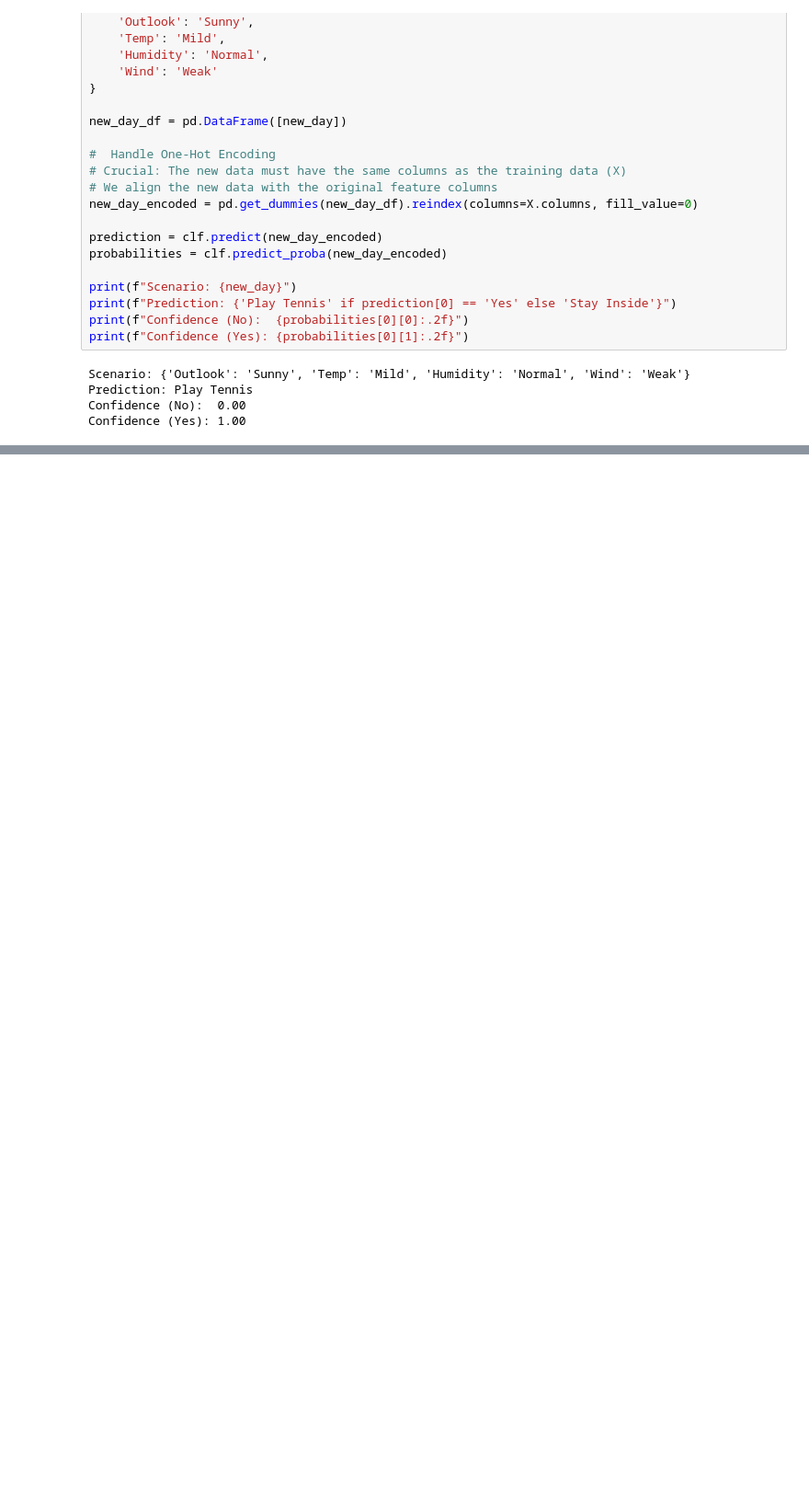
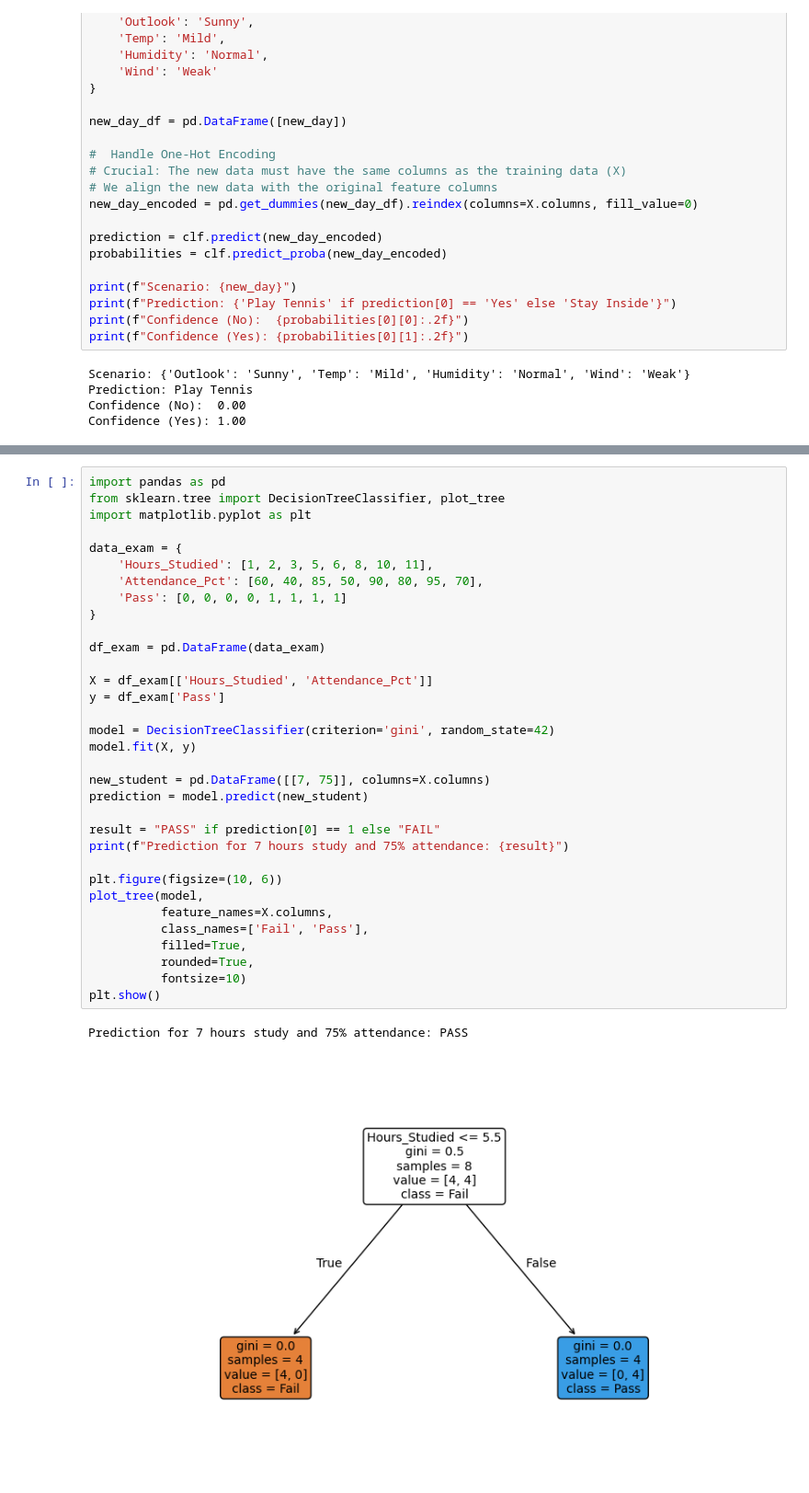
Before and after one commit to tekraj/kdd-and-data-science, a Jupyter notebook: labs/week3/bayes-decisiontree-classifier.ipynb, the cells around one changed output, grey strips where cells are left out. Shown at 92% size. Saved outputs shown, nothing was run; the diff lists cells and outputs as text; blank space fills up the shorter version.

```diff
--- a/labs/week3/bayes-decisiontree-classifier.ipynb
+++ b/labs/week3/bayes-decisiontree-classifier.ipynb
@@ -350,0 +478,36 @@ Confidence (Yes): 1.00
+# %%
+import pandas as pd
+from sklearn.tree import DecisionTreeClassifier, plot_tree
+import matplotlib.pyplot as plt
+
+data_exam = {
+    'Hours_Studied': [1, 2, 3, 5, 6, 8, 10, 11],
+    'Attendance_Pct': [60, 40, 85, 50, 90, 80, 95, 70],
+    'Pass': [0, 0, 0, 0, 1, 1, 1, 1]
+}
+
+df_exam = pd.DataFrame(data_exam)
+
+X = df_exam[['Hours_Studied', 'Attendance_Pct']]
+y = df_exam['Pass']
+
+model = DecisionTreeClassifier(criterion='gini', random_state=42)
+model.fit(X, y)
+
+new_student = pd.DataFrame([[7, 75]], columns=X.columns)
+prediction = model.predict(new_student)
+
+result = "PASS" if prediction[0] == 1 else "FAIL"
+print(f"Prediction for 7 hours study and 75% attendance: {result}")
+
+plt.figure(figsize=(10, 6))
+plot_tree(model,
+          feature_names=X.columns,
+          class_names=['Fail', 'Pass'],
+          filled=True,
+          rounded=True,
+          fontsize=10)
+plt.show()
+# %% [output]
+Prediction for 7 hours study and 75% attendance: PASS
+[figure, added]
```
Also changed, not shown: parts of 8 cells of this notebook, 2 other files.
